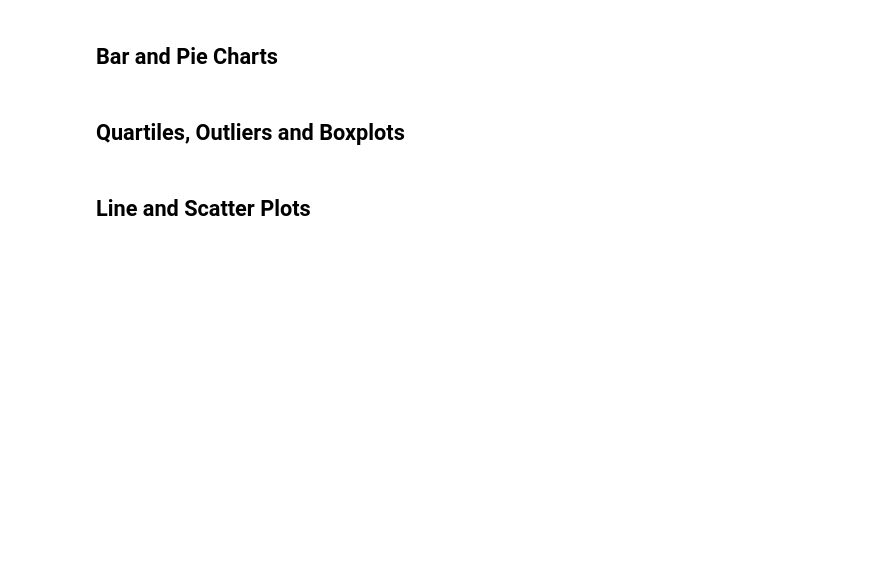
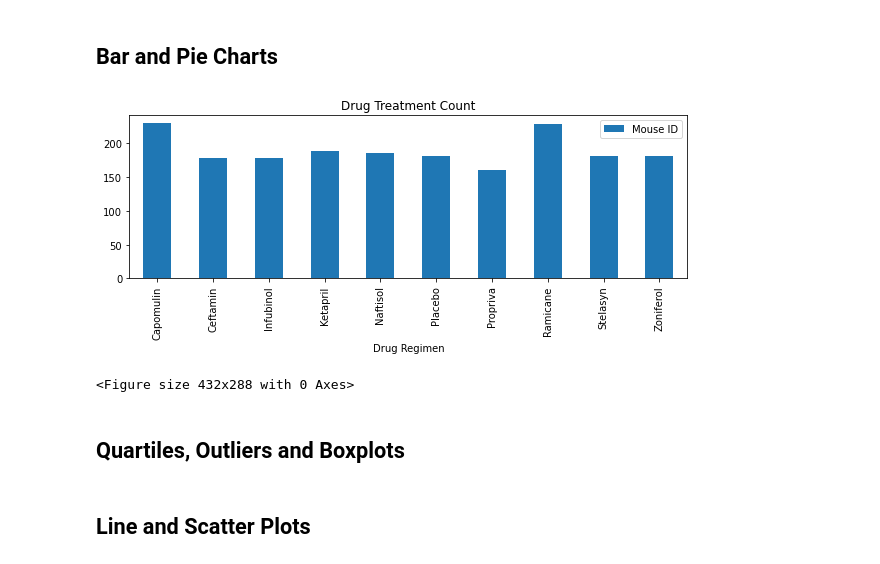
Before and after one commit to DeJuanHall/Matplotlib-Homework---The-Power-of-Plots, a Jupyter notebook: 05-Matplotlib/Instructions/Pymaceuticals/pymaceuticals_starter.ipynb, the cells around one changed output. Cells and saved outputs as stored; diff of their text form; code cells hidden in the pictures; blank space fills up the shorter version.

Commit message:
Drug Count Bar Graph added

```diff
--- a/05-Matplotlib/Instructions/Pymaceuticals/pymaceuticals_starter.ipynb
+++ b/05-Matplotlib/Instructions/Pymaceuticals/pymaceuticals_starter.ipynb
@@ -104,4 +139,18 @@ dupfree_mouse_count
 # %% [markdown]
 ## Bar and Pie Charts
+# %%
+# Generate a bar plot showing the total number of measurements taken on each drug regimen using pandas.
+drugdata = pd.DataFrame(combined_data.groupby(["Drug Regimen"]).count()).reset_index()
+#Alter the dataframe down to two columns
+drugsdf = drugdata[["Drug Regimen", "Mouse ID"]]
+drugsdf = drugsdf.set_index("Drug Regimen")
 # %%
-# Generate a bar plot showing the total number of measurements taken on each drug regimen using pandas.
+# Generate a bar plot showing the total number of measurements taken on each drug regimen using pyplot.
+drugsdf.plot(kind="bar", figsize=(10,3))
+
+plt.title("Drug Treatment Count")
+plt.show()
+plt.tight_layout()
+# %% [output]
+[figure, added]
+<Figure size 432x288 with 0 Axes>
```
Also changed, not shown: parts of 3 cells of this notebook.
